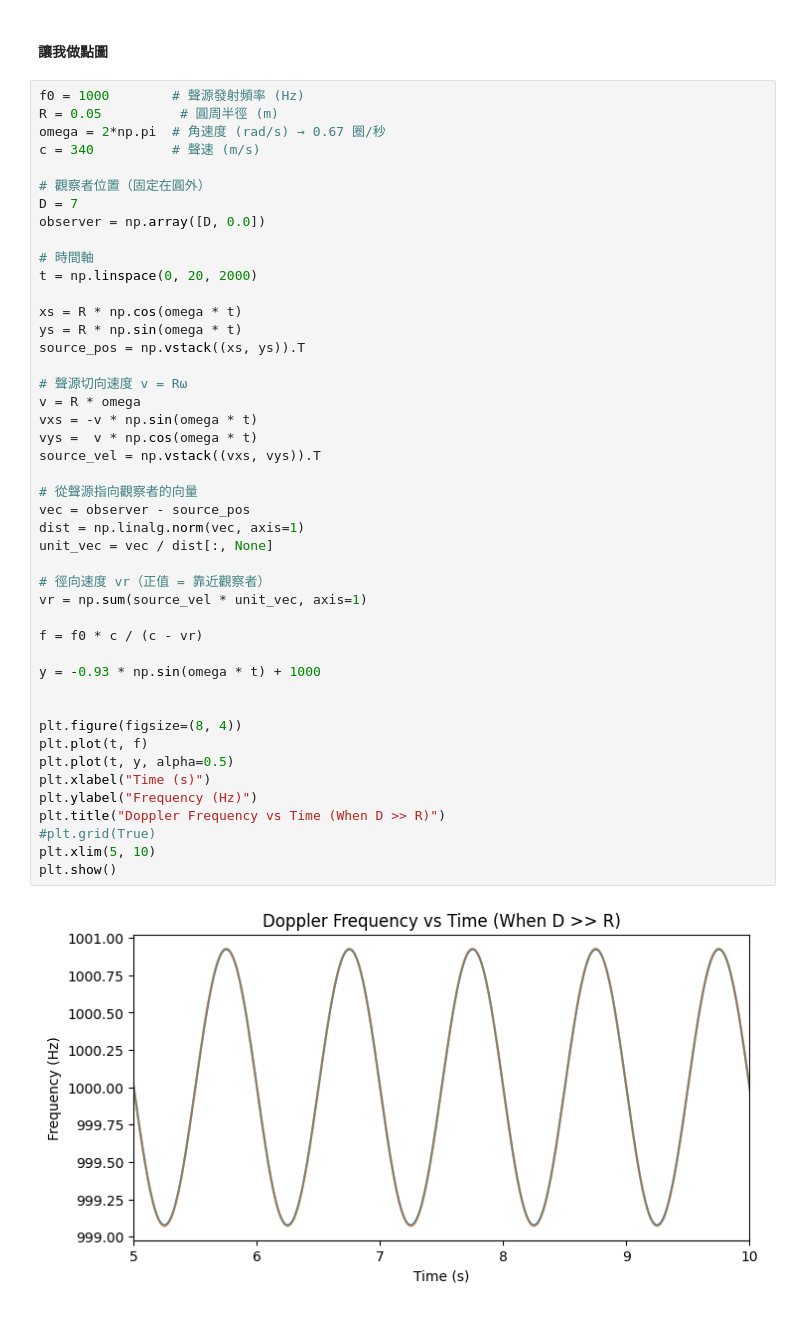
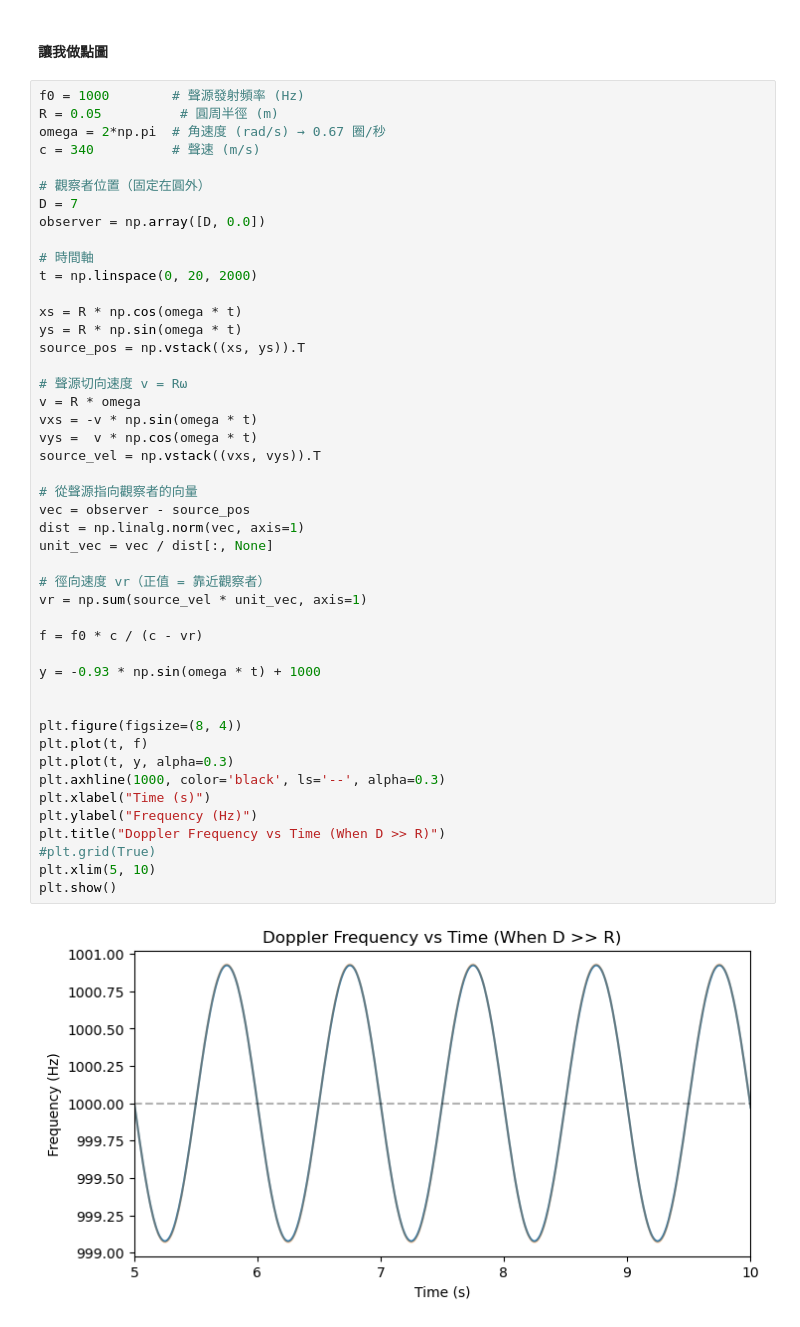
Before and after one commit to 000RF/exp.phy-3-, a Jupyter notebook: 1114/theoretical.ipynb, the cells around one changed output. Cells and saved outputs as stored; diff of their text form.

```diff
--- a/1114/theoretical.ipynb
+++ b/1114/theoretical.ipynb
@@ -111,32 +117,33 @@ ys = R * np.sin(omega * t)
 source_pos = np.vstack((xs, ys)).T
 
 # 聲源切向速度 v = Rω
 v = R * omega
 vxs = -v * np.sin(omega * t)
 vys =  v * np.cos(omega * t)
 source_vel = np.vstack((vxs, vys)).T
 
 # 從聲源指向觀察者的向量
 vec = observer - source_pos
 dist = np.linalg.norm(vec, axis=1)
 unit_vec = vec / dist[:, None]
 
 # 徑向速度 vr（正值 = 靠近觀察者）
 vr = np.sum(source_vel * unit_vec, axis=1)
 
 f = f0 * c / (c - vr)
 
 y = -0.93 * np.sin(omega * t) + 1000
 
 
 plt.figure(figsize=(8, 4))
 plt.plot(t, f)
-plt.plot(t, y, alpha=0.5)
+plt.plot(t, y, alpha=0.3)
+plt.axhline(1000, color='black', ls='--', alpha=0.3)
 plt.xlabel("Time (s)")
 plt.ylabel("Frequency (Hz)")
 plt.title("Doppler Frequency vs Time (When D >> R)")
 #plt.grid(True)
 plt.xlim(5, 10)
 plt.show()
 # %% [output]
-[figure, old version]
+[figure, new version]
```
Also changed, not shown: parts of 4 cells of this notebook, 19 other files.
